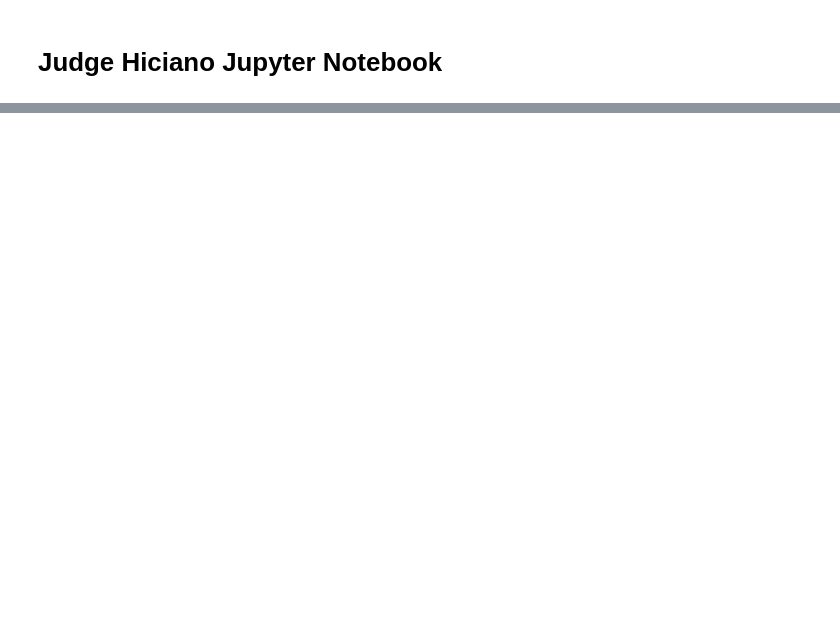
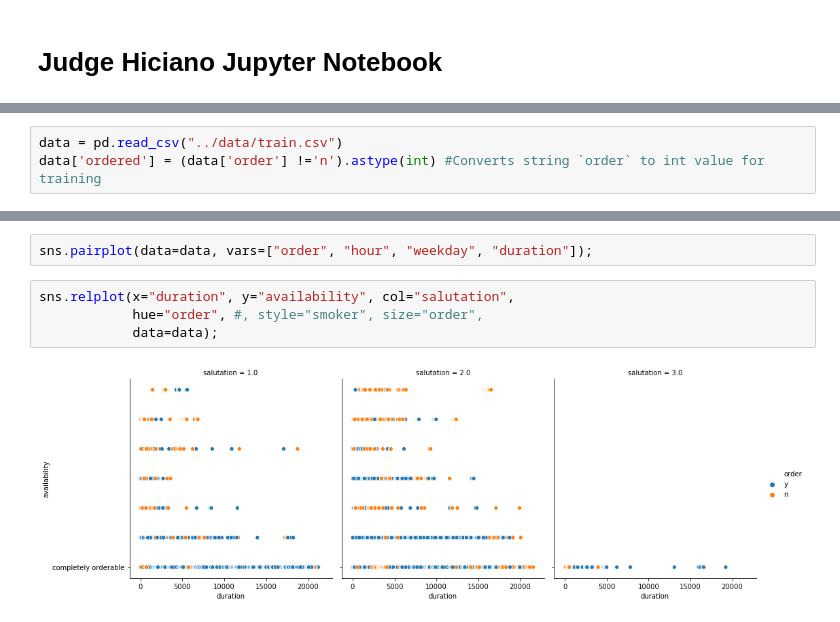
Before and after one commit to BrainMonkey/ml-contest1, a Jupyter notebook: python/jhiciano.ipynb, the cells around one changed output, grey strips where cells are left out. Cells and saved outputs as stored; diff of their text form; blank space fills up the shorter version.

Commit message:
Added seaborn to notebook and some plots

```diff
--- a/python/jhiciano.ipynb
+++ b/python/jhiciano.ipynb
@@ -9,0 +9,3 @@ data = pd.read_csv("../data/train.csv")
+# %%
+data = pd.read_csv("../data/train.csv")
+data['ordered'] = (data['order'] !='n').astype(int) #Converts string `order` to int value for training
@@ -32,0 +84,8 @@ data.describe()
+# %%
+sns.pairplot(data=data, vars=["order", "hour", "weekday", "duration"]);
+# %%
+sns.relplot(x="duration", y="availability", col="salutation",
+            hue="order", #, style="smoker", size="order",
+            data=data);
+# %% [output]
+[figure, added]
```
Also changed, not shown: parts of 7 cells of this notebook.
